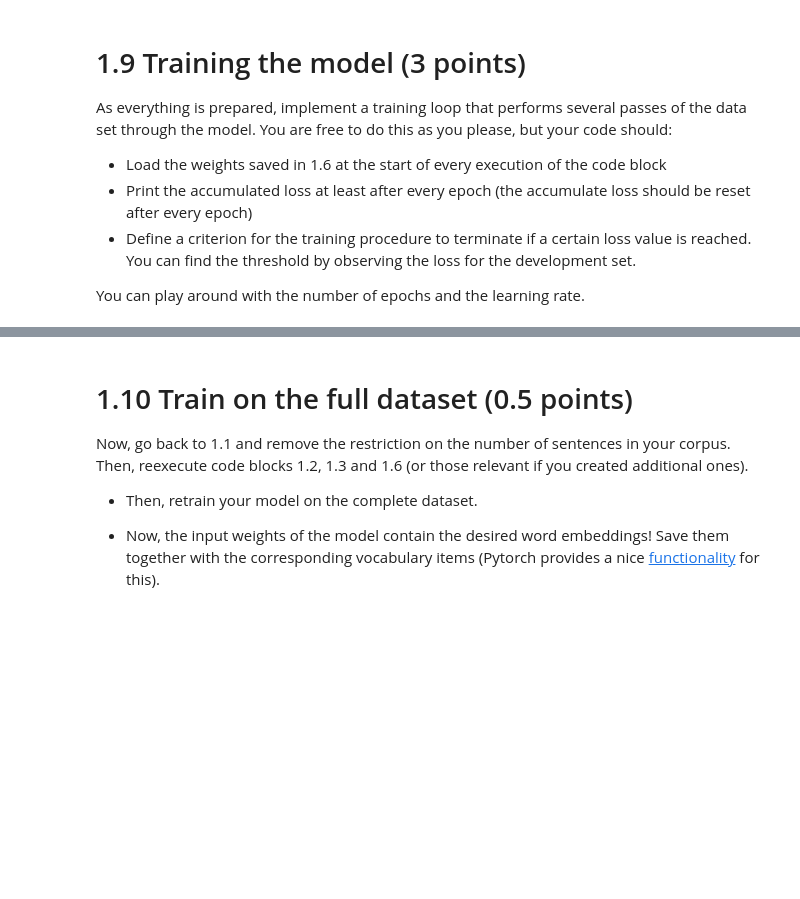
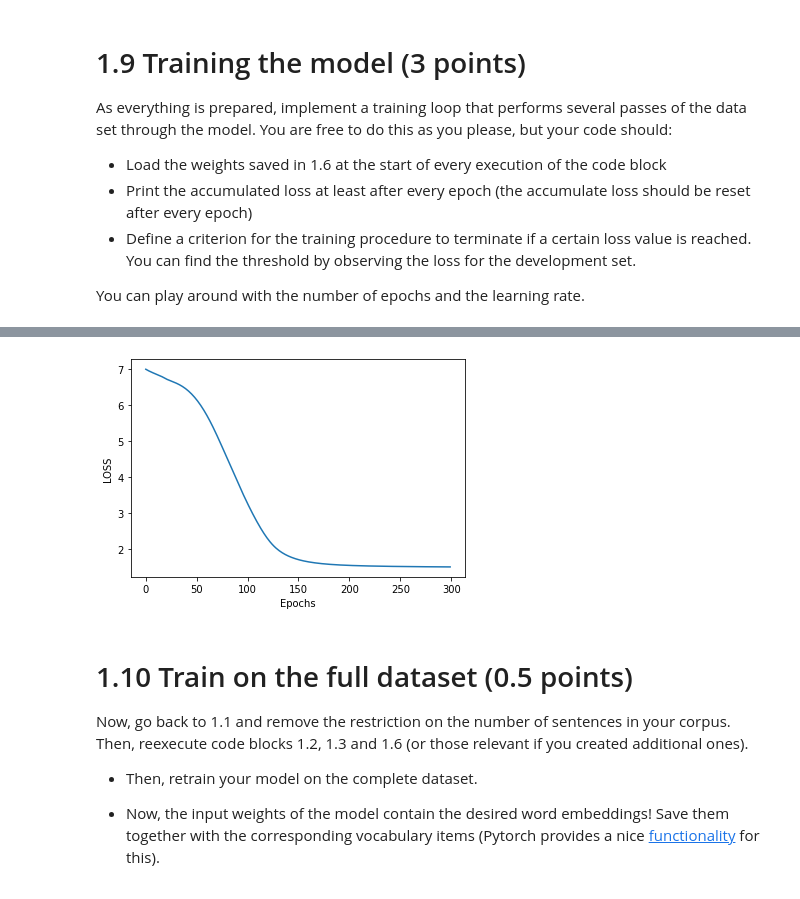
Before and after one commit to SouravDutta91/NNTI-WS2021-NLP-Project, a Jupyter notebook: Task1_Word_Embeddings.ipynb, the cells around one changed output, grey strips where cells are left out. Drawn from its saved outputs; the diff is of its cells as text; code cells hidden in the pictures; blank space fills up the shorter version.

```diff
--- a/Task1_Word_Embeddings.ipynb
+++ b/Task1_Word_Embeddings.ipynb
@@ -37,0 +171,3 @@ Do this for the development section of the corpus for now.
+# %%
+text =  tokens(cleantext)
+text = text['text'].apply(lambda x: x.split())
@@ -137,15 +373,17 @@ As everything is prepared, implement a training loop that performs several passe
 * Define a criterion for the training procedure to terminate if a certain loss value is reached. You can find the threshold by observing the loss for the development set.
 
 You can play around with the number of epochs and the learning rate.
-# %%
-# Define train procedure
-
-# load initial weights
-
-def train():
-
-  print("Training started")
-
-train()
-
-print("Training finished")
+# %%
+'''Gets the corpus and creates the training data with the target and its context
+and returns a dataframe containing them in terms of their indexes.
+'''
+def get_training_data(corpus,window):
+  t,c = [],[]
+  for sentence in corpus:
+    data = get_target_context(sentence,window)
+    for i,j in data:
+      x = get_onehot[index_word[i]]
+      t.append(x)
+      c.append(j)
+  t_data = pd.DataFrame(list(zip(t,c)),columns=["target","context"])
+  return t_data
@@ -151,0 +427,17 @@ print("Training finished")
+# %%
+start2 = time.time()
+print("=================================================")
+print("Collecting training data")
+starte = time.time()
+data = get_training_data(text,window_size)
+ende = str(datetime.timedelta(seconds = time.time()-starte))
+print("It took {} to collect the data".format(ende))
+print("The training data has {} target-context pairs".format(len(data)))
+print("===================================================")
+
+train(data,batch_size)
+
+end2 = str(datetime.timedelta(seconds = time.time()-start2))
+print("Training finished.")
+print("It took {} to finish training the model".format(end2))
+# %% [output]
@@ -152,3 +461,4 @@ print("Training finished")
+[figure, added]
 # %% [markdown]
 # 1.10 Train on the full dataset (0.5 points)
 
```
Also changed, not shown: parts of 36 cells of this notebook, 1 other file.
